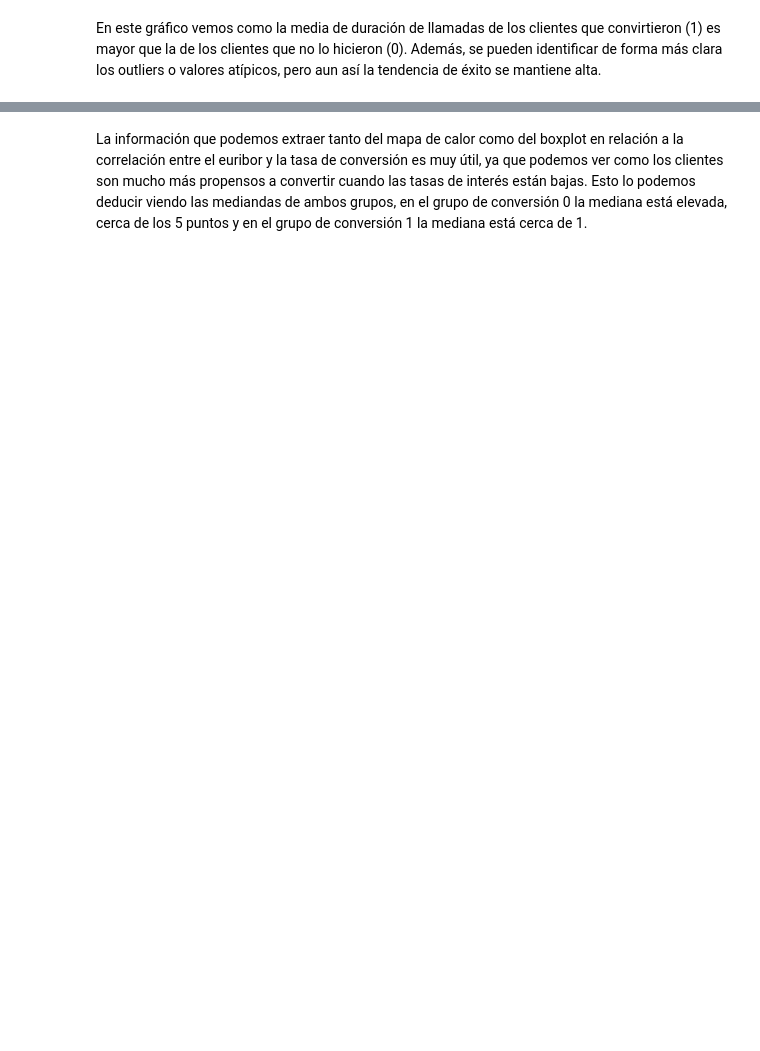
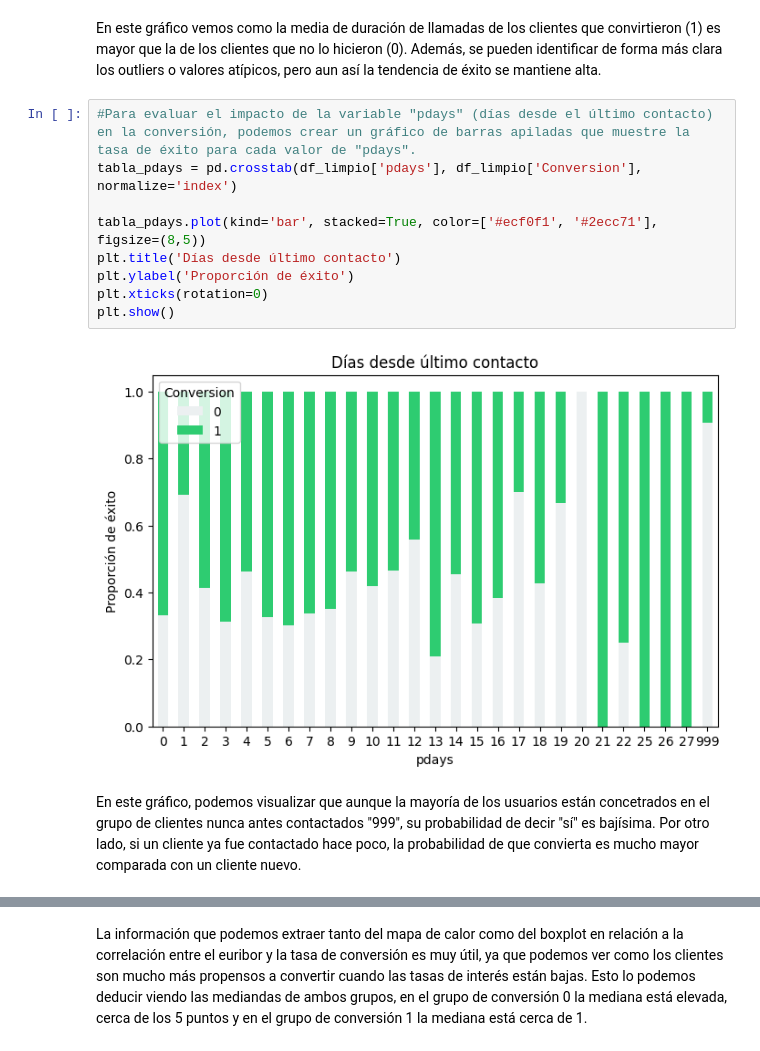
Before and after one commit to SofiaConsoli/proyecto_EDA_python, a Jupyter notebook: notebooks/analisis_eda.ipynb, the cells around one changed output, grey strips where cells are left out. Drawn from its saved outputs; the diff is of its cells as text; blank space fills up the shorter version.

```diff
--- a/notebooks/analisis_eda.ipynb
+++ b/notebooks/analisis_eda.ipynb
@@ -317,5 +626,18 @@ plt.show()
 # %% [markdown]
 En este gráfico vemos como la media de duración de llamadas de los clientes que convirtieron (1) es mayor que la de los clientes que no lo hicieron (0). Además, se pueden identificar de forma más clara los outliers o valores atípicos, pero aun así la tendencia de éxito se mantiene alta.
+# %%
+#Para evaluar el impacto de la variable "pdays" (días desde el último contacto) en la conversión, podemos crear un gráfico de barras apiladas que muestre la tasa de éxito para cada valor de "pdays".
+tabla_pdays = pd.crosstab(df_limpio['pdays'], df_limpio['Conversion'], normalize='index')
+
+tabla_pdays.plot(kind='bar', stacked=True, color=['#ecf0f1', '#2ecc71'], figsize=(8,5))
+plt.title('Días desde último contacto')
+plt.ylabel('Proporción de éxito')
+plt.xticks(rotation=0)
+plt.show()
+# %% [output]
+[figure, added]
+# %% [markdown]
+En este gráfico, podemos visualizar que aunque la mayoría de los usuarios están concetrados en el grupo de clientes nunca antes contactados "999", su probabilidad de decir "sí" es bajísima. Por otro lado, si un cliente ya fue contactado hace poco, la probabilidad de que convierta es mucho mayor comparada con un cliente nuevo.
 # %%
 #Para poder evaluar como el contexto económico impacta en la conversión, podemos analizar la variable "euribor3m", que es una tasa de interés de referencia en el mercado financiero. Podemos comparar la distribución de "euribor3m" entre los clientes que se suscribieron (Conversion=1) y los que no se suscribieron (Conversion=0) utilizando un boxplot.
 
```
Also changed, not shown: parts of 49 cells of this notebook.
